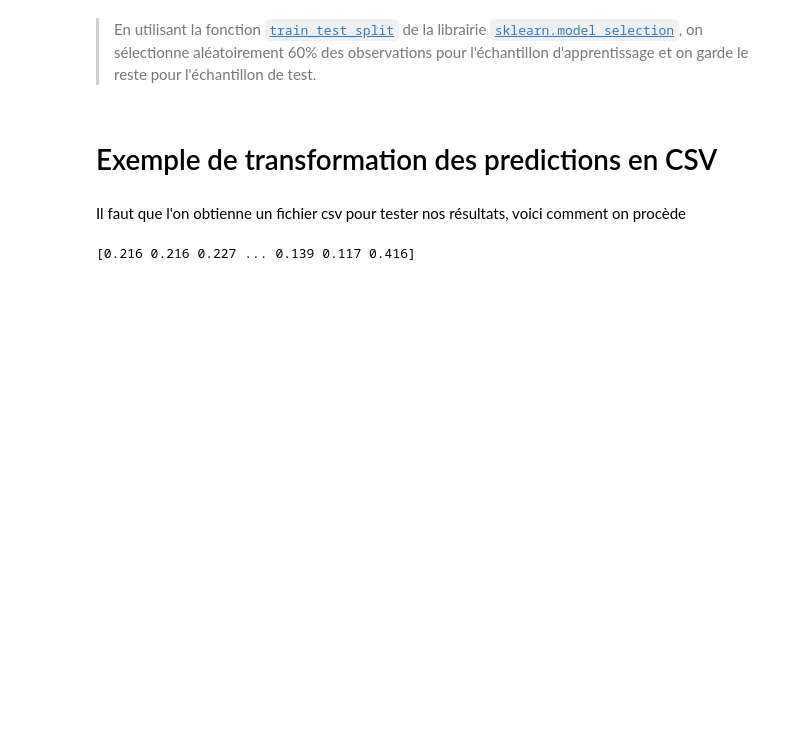
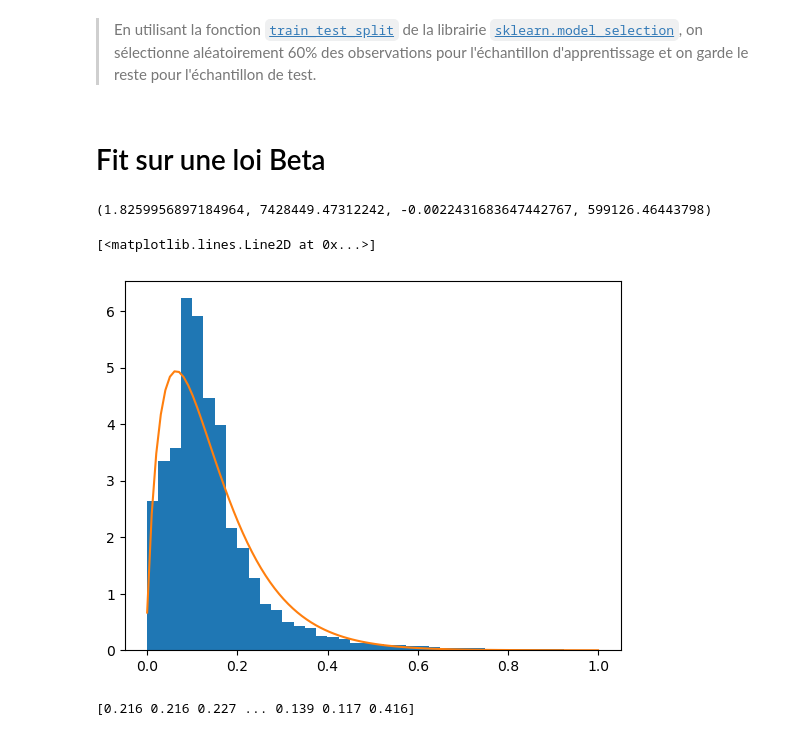
Before and after one commit to noe-morel/MathApp-project, a Jupyter notebook: Mathapp.ipynb, the cells around one changed output. Cells and saved outputs as stored; diff of their text form; code cells hidden in the pictures; blank space fills up the shorter version.

Commit message:
loi beta

```diff
--- a/Mathapp.ipynb
+++ b/Mathapp.ipynb
@@ -238,10 +169,19 @@ En apprentissage statistique, classiquement un prédicteur est ajusté sur une p
 from sklearn import model_selection
 
 XTrain,XTest,YTrain, YTest = model_selection.train_test_split(dataNormed, labels, test_size=0.4, train_size=0.6, random_state=0, shuffle=True, stratify=None)
-# %% [markdown]
-# Exemple de transformation des predictions en CSV
-# %% [markdown]
-Il faut que l'on obtienne un fichier csv pour tester nos résultats, voici comment on procède
+# %% [markdown]
+# Fit sur une loi Beta
+# %%
+mod = sc.stats.beta.fit(XTrain[0])
+# %% [output]
+(1.8259956897184964, 7428449.47312242, -0.0022431683647442767, 599126.46443798)
+# %%
+plt.hist(XTrain[0], density = True,bins=40)
+X = np.linspace(0,1,100)
+plt.plot(X, sc.stats.beta.pdf(X, mod[0], mod[1], loc = mod[2], scale = mod[3]))
+# %% [output]
+[<matplotlib.lines.Line2D at 0x...>]
+[figure, added]
 # %%
 prediction = YTrain.to_numpy()
 print(prediction)
```
Also changed, not shown: parts of 2 cells of this notebook.
